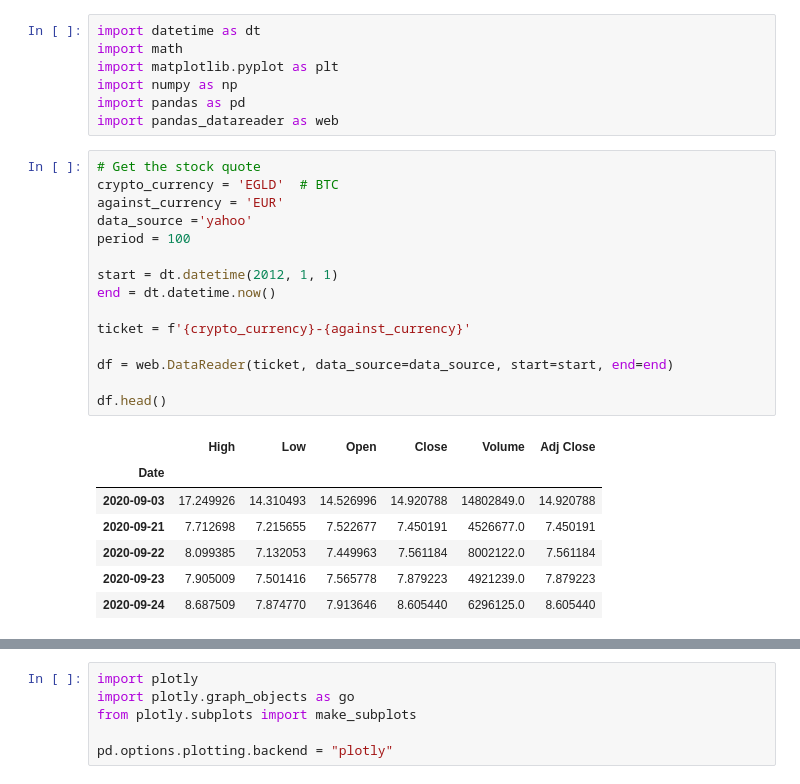
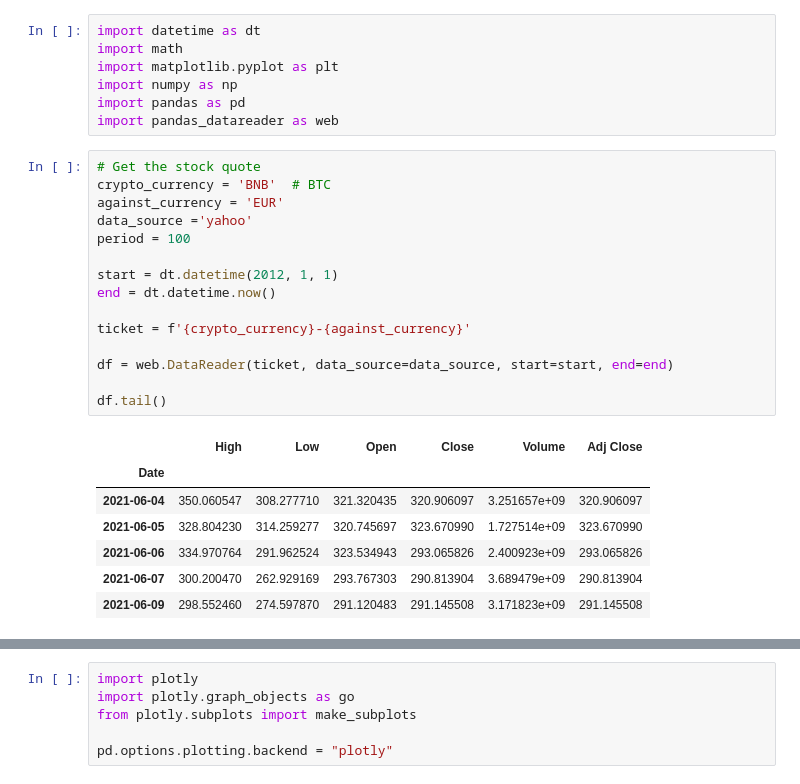
Before and after one commit to LopezMarioAlberto/AlgorithmicTradingPython, a Jupyter notebook: bitcoin/CryptoDashboard.ipynb, the cells around one changed output, grey strips where cells are left out. Drawn from its saved outputs; the diff is of its cells as text.

```diff
--- a/bitcoin/CryptoDashboard.ipynb
+++ b/bitcoin/CryptoDashboard.ipynb
@@ -19,24 +19,24 @@ import pandas as pd
 import pandas_datareader as web
 # %%
 # Get the stock quote
-crypto_currency = 'EGLD'  # BTC
+crypto_currency = 'BNB'  # BTC
 against_currency = 'EUR'
 data_source ='yahoo'
 period = 100
 
 start = dt.datetime(2012, 1, 1)
 end = dt.datetime.now()
 
 ticket = f'{crypto_currency}-{against_currency}'
 
 df = web.DataReader(ticket, data_source=data_source, start=start, end=end)
 
-df.head()
+df.tail()
 # %% [output]
 |  | High | Low | Open | Close | Volume | Adj Close |
 | Date |  |  |  |  |  |  |
-| 2020-09-03 | 17.249926 | 14.310493 | 14.526996 | 14.920788 | 14802849.0 | 14.920788 |
-| 2020-09-21 | 7.712698 | 7.215655 | 7.522677 | 7.450191 | 4526677.0 | 7.450191 |
-| 2020-09-22 | 8.099385 | 7.132053 | 7.449963 | 7.561184 | 8002122.0 | 7.561184 |
-| 2020-09-23 | 7.905009 | 7.501416 | 7.565778 | 7.879223 | 4921239.0 | 7.879223 |
-| 2020-09-24 | 8.687509 | 7.874770 | 7.913646 | 8.605440 | 6296125.0 | 8.605440 |
+| 2021-06-04 | 350.060547 | 308.277710 | 321.320435 | 320.906097 | 3.251657e+09 | 320.906097 |
+| 2021-06-05 | 328.804230 | 314.259277 | 320.745697 | 323.670990 | 1.727514e+09 | 323.670990 |
+| 2021-06-06 | 334.970764 | 291.962524 | 323.534943 | 293.065826 | 2.400923e+09 | 293.065826 |
+| 2021-06-07 | 300.200470 | 262.929169 | 293.767303 | 290.813904 | 3.689479e+09 | 290.813904 |
+| 2021-06-09 | 298.552460 | 274.597870 | 291.120483 | 291.145508 | 3.171823e+09 | 291.145508 |
```
Also changed, not shown: parts of 18 cells of this notebook, 1 other file.
